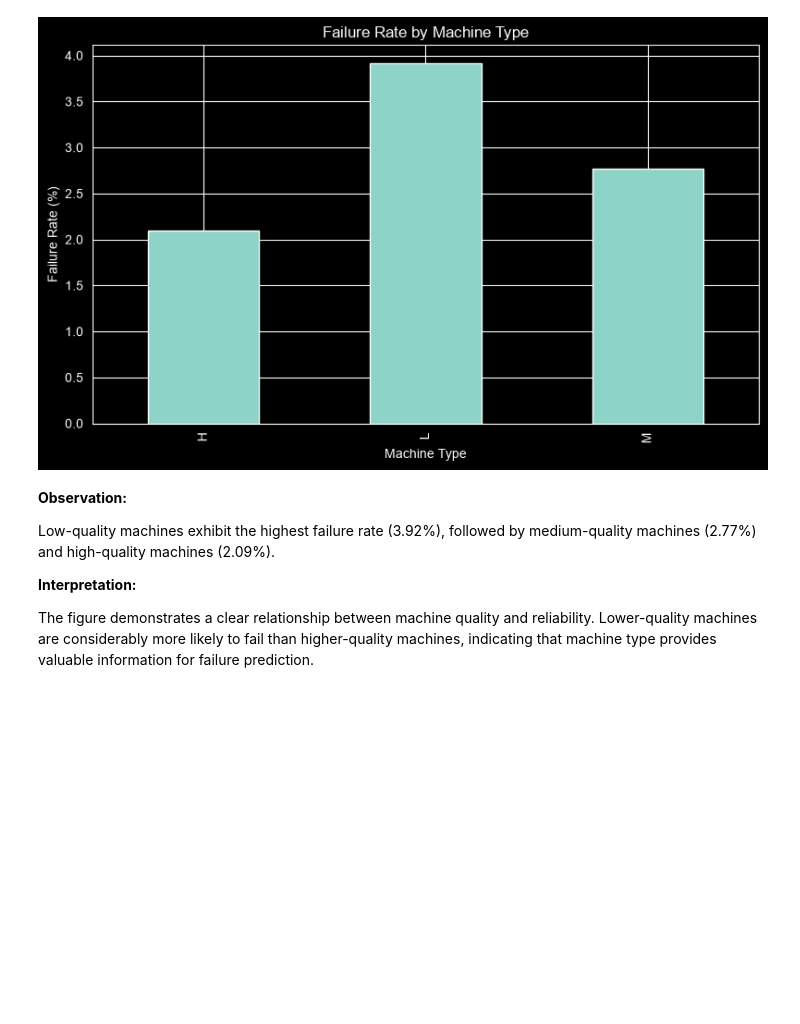
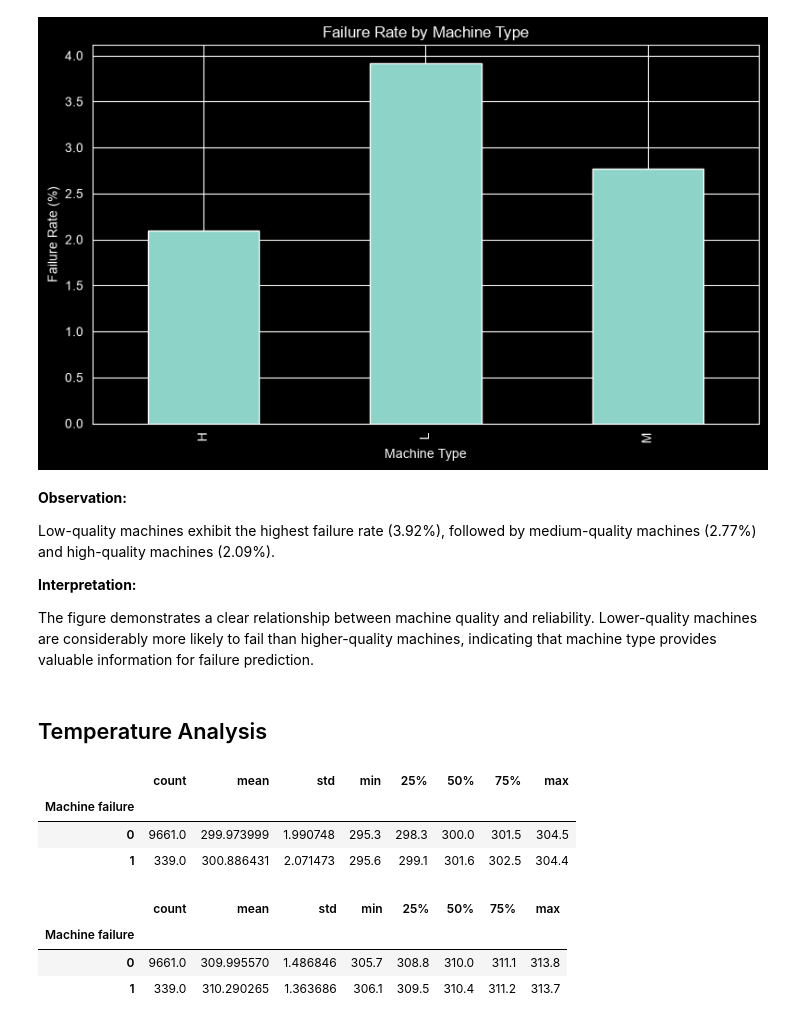
Before and after one commit to raminrad96/predictive-maintenance-optimization, a Jupyter notebook: notebooks/predictive-maintenance-optimization.ipynb, the cells around one changed output. Drawn from its saved outputs; the diff is of its cells as text; code cells hidden in the pictures; blank space fills up the shorter version.

```diff
--- a/notebooks/predictive-maintenance-optimization.ipynb
+++ b/notebooks/predictive-maintenance-optimization.ipynb
@@ -297,3 +297,19 @@ Low-quality machines exhibit the highest failure rate (3.92%), followed by mediu
 **Interpretation:**
 
 The figure demonstrates a clear relationship between machine quality and reliability. Lower-quality machines are considerably more likely to fail than higher-quality machines, indicating that machine type provides valuable information for failure prediction.
+# %% [markdown]
+## Temperature Analysis
+# %%
+df.groupby("Machine failure")["Air temperature [K]"].describe()
+# %% [output]
+|  | count | mean | std | min | 25% | 50% | 75% | max |
+| Machine failure |  |  |  |  |  |  |  |  |
+| 0 | 9661.0 | 299.973999 | 1.990748 | 295.3 | 298.3 | 300.0 | 301.5 | 304.5 |
+| 1 | 339.0 | 300.886431 | 2.071473 | 295.6 | 299.1 | 301.6 | 302.5 | 304.4 |
+# %%
+df.groupby("Machine failure")["Process temperature [K]"].describe()
+# %% [output]
+|  | count | mean | std | min | 25% | 50% | 75% | max |
+| Machine failure |  |  |  |  |  |  |  |  |
+| 0 | 9661.0 | 309.995570 | 1.486846 | 305.7 | 308.8 | 310.0 | 311.1 | 313.8 |
+| 1 | 339.0 | 310.290265 | 1.363686 | 306.1 | 309.5 | 310.4 | 311.2 | 313.7 |
```
Also changed, not shown: parts of 33 cells of this notebook, 1 other file.
